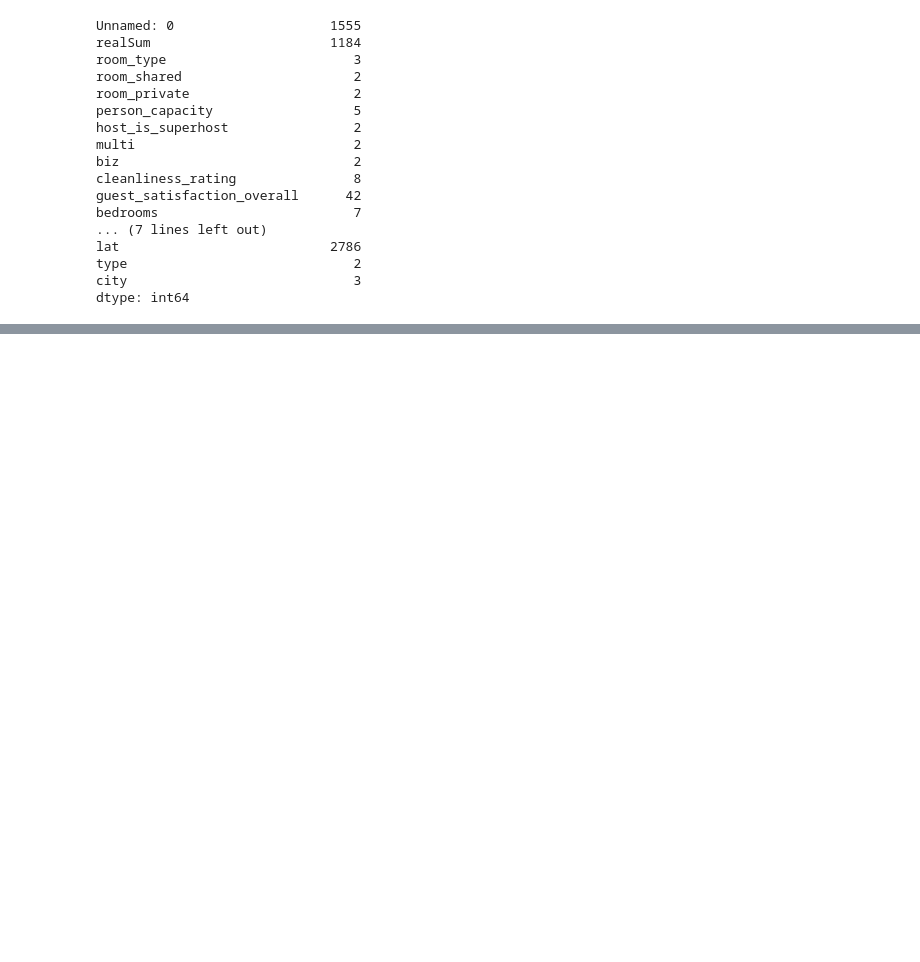
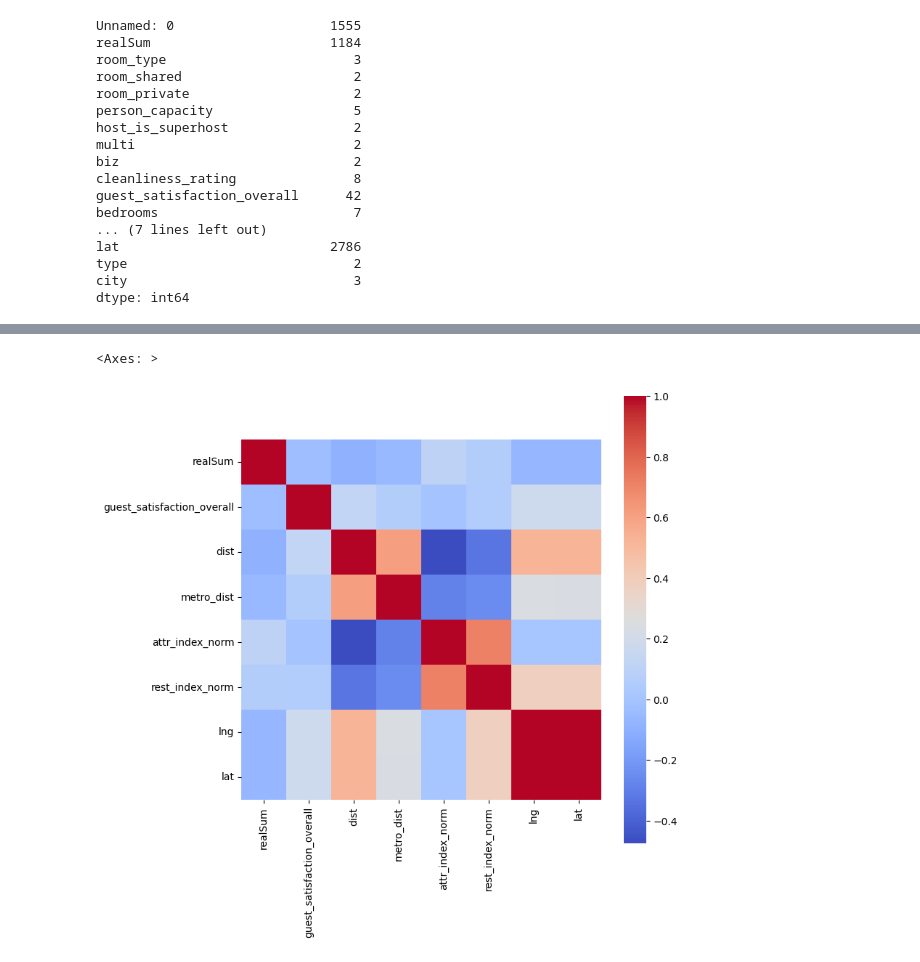
Before and after one commit to isabellimrqs/price-regression, a Jupyter notebook: case.ipynb, the cells around one changed output, grey strips where cells are left out. Saved outputs shown, nothing was run; the diff lists cells and outputs as text; code cells hidden in the pictures; blank space fills up the shorter version.

```diff
--- a/case.ipynb
+++ b/case.ipynb
@@ -182,0 +256,14 @@ categorical
+# %%
+plt.figure(figsize=(8,8))
+
+sns.heatmap(df[['realSum',
+                'guest_satisfaction_overall',
+                'dist',
+                'metro_dist',
+                'attr_index_norm',
+                'rest_index_norm',
+                'lng',
+                'lat']].corr(), vmax = 1, square = True, cmap='coolwarm' ) #annot=True
+# %% [output]
+<Axes: >
+[figure, added]
```
Also changed, not shown: parts of 7 cells of this notebook.
